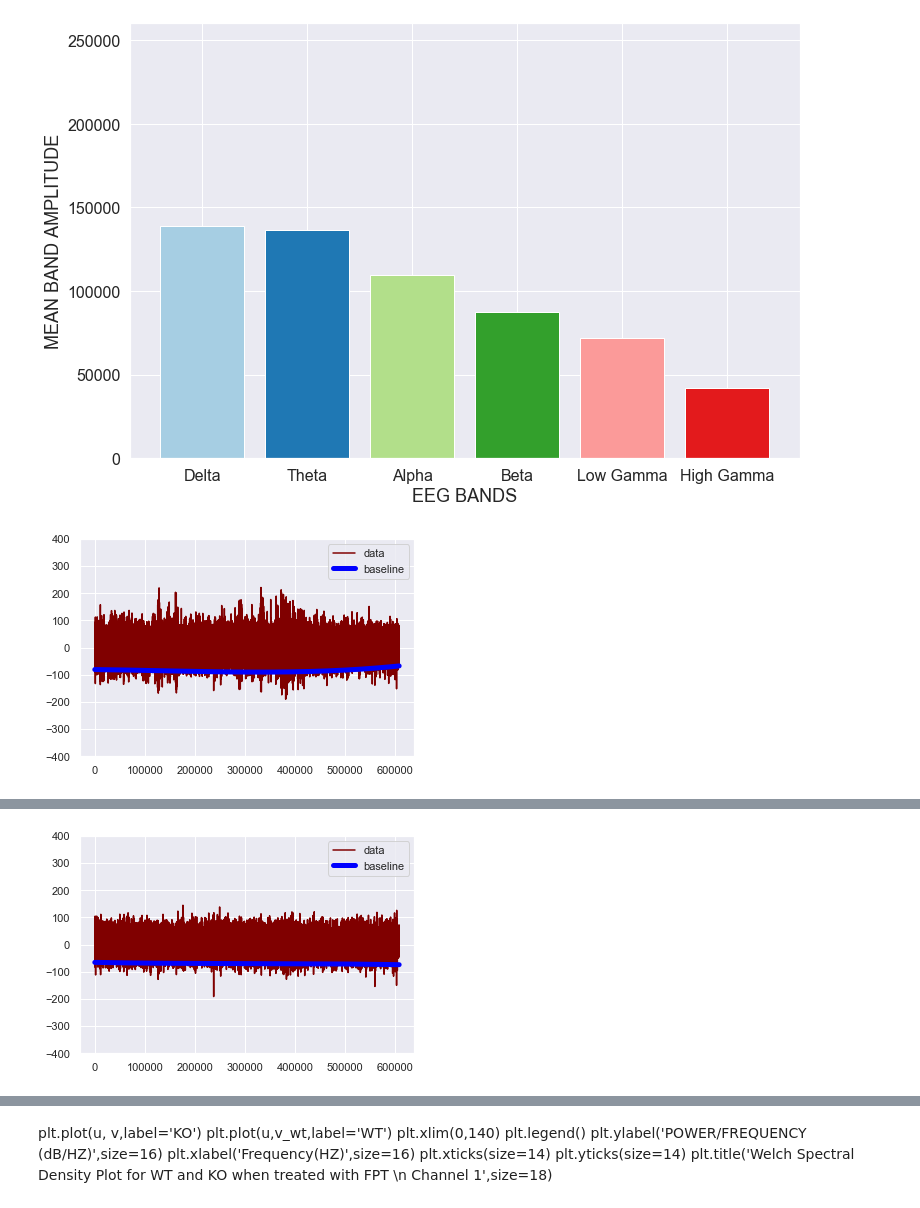
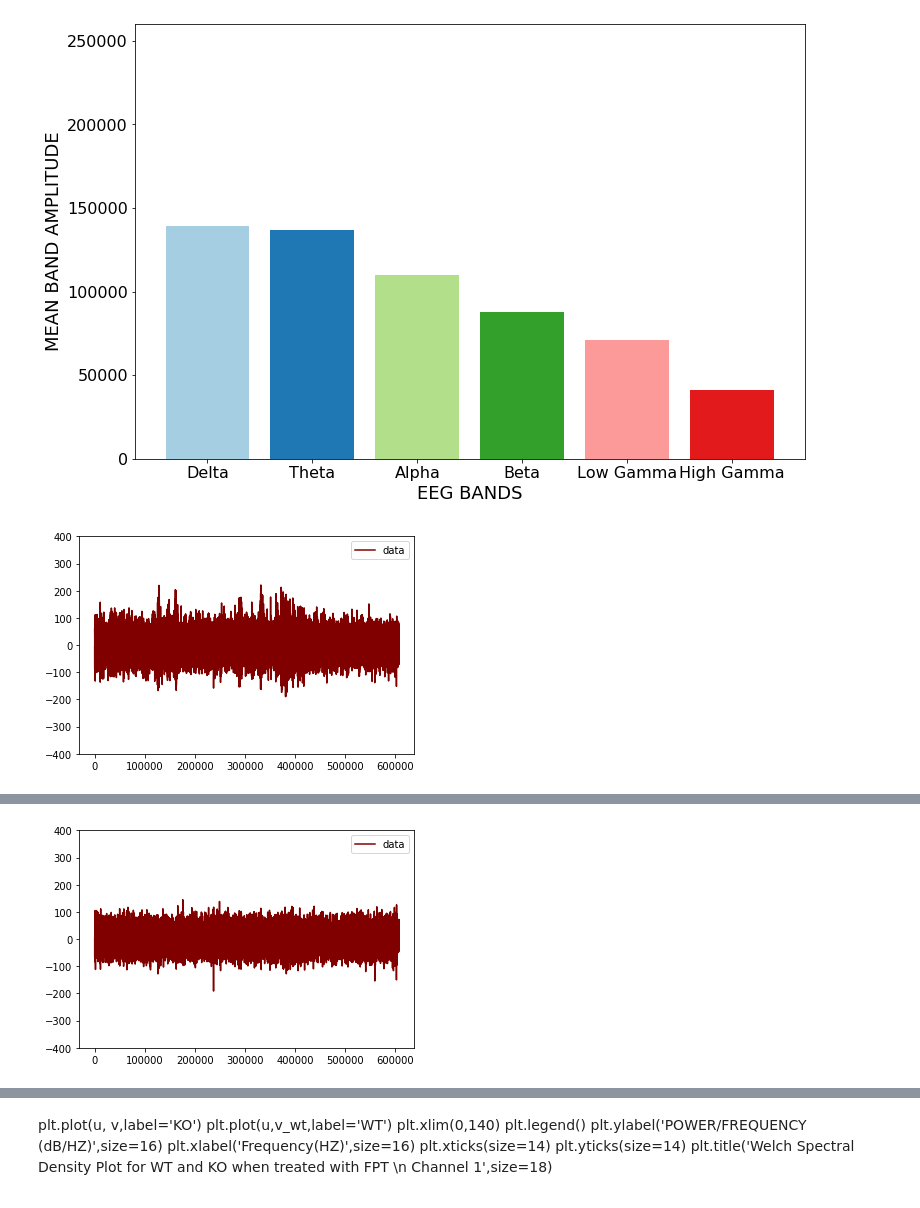
Before and after one commit to omkarb1604/Tanishka_EEG, a Jupyter notebook: Tani_EEG.ipynb, the cells around one changed output, grey strips where cells are left out. Drawn from its saved outputs; the diff is of its cells as text; code cells hidden in the pictures.

```diff
--- a/Tani_EEG.ipynb
+++ b/Tani_EEG.ipynb
@@ -6,7 +6,7 @@ import peakutils
 # %%
 import matplotlib.pyplot as plt
 # %%
-signals, signal_headers, header = highlevel.read_edf('Documents/Tani_eeg/P98/WTM41R_FPT.edf')
+signals, signal_headers, header = highlevel.read_edf('WTM41R_FPT.edf')
 # %%
 a=signals[0]
 b=signals[1]
@@ -31,8 +36,8 @@ eeg_bands = {'Delta': (0.5, 4),
              'Theta': (4, 8),
              'Alpha': (8, 13),
              'Beta': (13, 30),
-             'Low Gamma': (30,60),
-            'High Gamma': (60,100)}
+             'Low Gamma': (30,59),
+            'High Gamma': (61,100)}
 # %%
 Freq_ranges=['Delta','Theta','Alpha','Beta','Low Gamma','High Gamma']
 # %%
@@ -40,30 +45,30 @@ data_eeg_bands = []
 # %%
 for i in range(len(signals)):
     eeg_band_fft = dict()
     fft_freq=fft_freq_array[i]
     fft_vals=fft_vals_array[i]
     for band in eeg_bands:
         freq_ix = np.where((fft_freq >= eeg_bands[band][0]) &
                            (fft_freq <= eeg_bands[band][1]))[0]
         eeg_band_fft[band] = np.mean(fft_vals[freq_ix])
     df = pd.DataFrame(columns=['band', 'val'])
     df['band'] = eeg_bands.keys()
     df['val'] = [eeg_band_fft[band] for band in eeg_bands]
     data_eeg_bands.append(df)
     eeg_bands_xticks=['Delta','Theta','Alpha','Beta','Low Gamma','High Gamma']
     eeg_bands_xticks_num=[0,1,2,3,4,5]
     plt.figure(figsize=(12, 8))
     ax=plt.bar(range(len(df)), df["val"], label=df['band'],color=plt.cm.Paired(np.arange(len(df))))
     plt.xlabel('EEG BANDS',size=18)
     plt.ylabel('MEAN BAND AMPLITUDE',size=18)
     plt.xticks(eeg_bands_xticks_num,eeg_bands_xticks,size=16)
     plt.yticks(size=16)
     plt.ylim(0,260000)
     plt.show()
     plt.plot(t[i],signals[i],color='maroon',label='data')
-    plt.plot(t[i],baseline_values_array[i],color='blue',linewidth=5,label='baseline')
+    #plt.plot(t[i],baseline_values_array[i],color='blue',linewidth=5,label='baseline')
     plt.ylim(-400,400)
     plt.legend()
 # %% [output]
-[figure, old version]
+[figure, new version]
-[figure, old version]
+[figure, new version]
@@ -71 +76 @@ for i in range(len(signals)):
-[figure, old version]
+[figure, new version]
```
Also changed, not shown: parts of 15 cells of this notebook.
